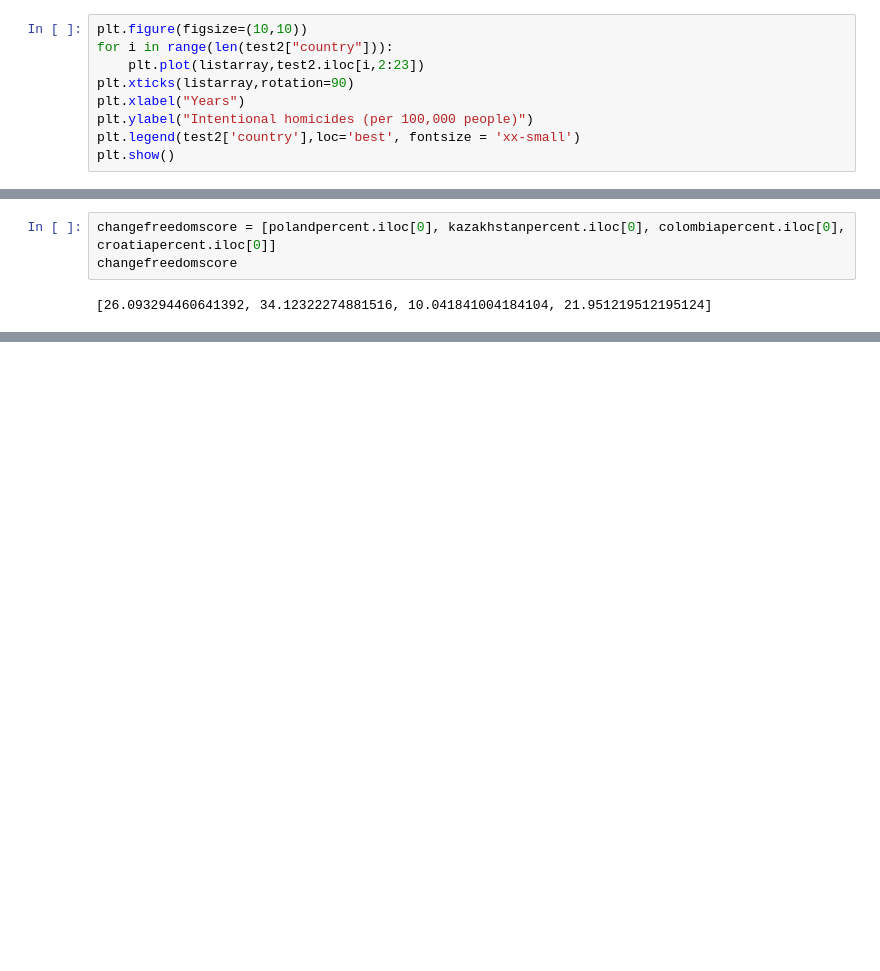
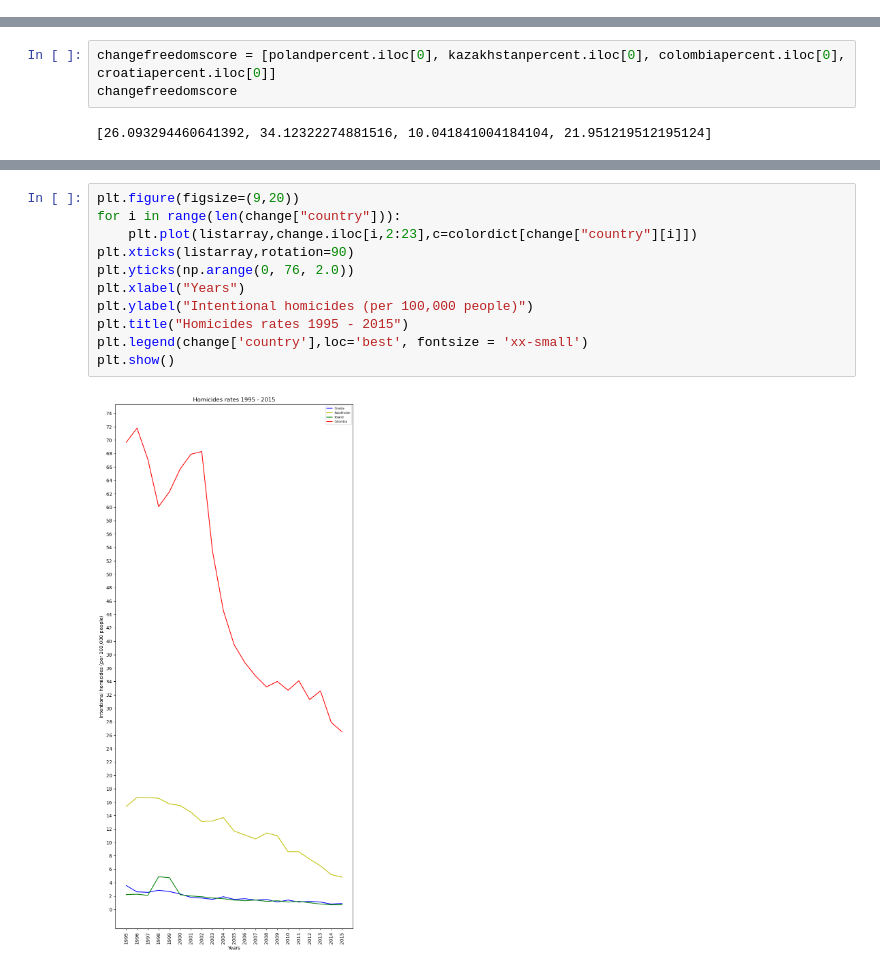
Before and after one commit to spencerjauslander/AugustProject1, a Jupyter notebook: Draft.ipynb, the cells around one changed output, grey strips where cells are left out. Cells and saved outputs as stored; diff of their text form; blank space fills up the shorter version.

```diff
--- a/Draft.ipynb
+++ b/Draft.ipynb
@@ -97,12 +129,3 @@ percenthomicides
 ['-0.68', '-0.69', '-0.62', '-0.75']
 # %%
 listarray = list(np.arange(1995,2016))
-# %%
-plt.figure(figsize=(10,10))
-for i in range(len(test2["country"])):
-    plt.plot(listarray,test2.iloc[i,2:23])
-plt.xticks(listarray,rotation=90)
-plt.xlabel("Years")
-plt.ylabel("Intentional homicides (per 100,000 people)")
-plt.legend(test2['country'],loc='best', fontsize = 'xx-small')
-plt.show()
@@ -318,0 +351,13 @@ combinded_df
+# %%
+plt.figure(figsize=(9,20))
+for i in range(len(change["country"])):
+    plt.plot(listarray,change.iloc[i,2:23],c=colordict[change["country"][i]])
+plt.xticks(listarray,rotation=90)
+plt.yticks(np.arange(0, 76, 2.0))
+plt.xlabel("Years")
+plt.ylabel("Intentional homicides (per 100,000 people)")
+plt.title("Homicides rates 1995 - 2015")
+plt.legend(change['country'],loc='best', fontsize = 'xx-small')
+plt.show()
+# %% [output]
+[figure, new version]
```
Also changed, not shown: parts of 14 cells of this notebook.
